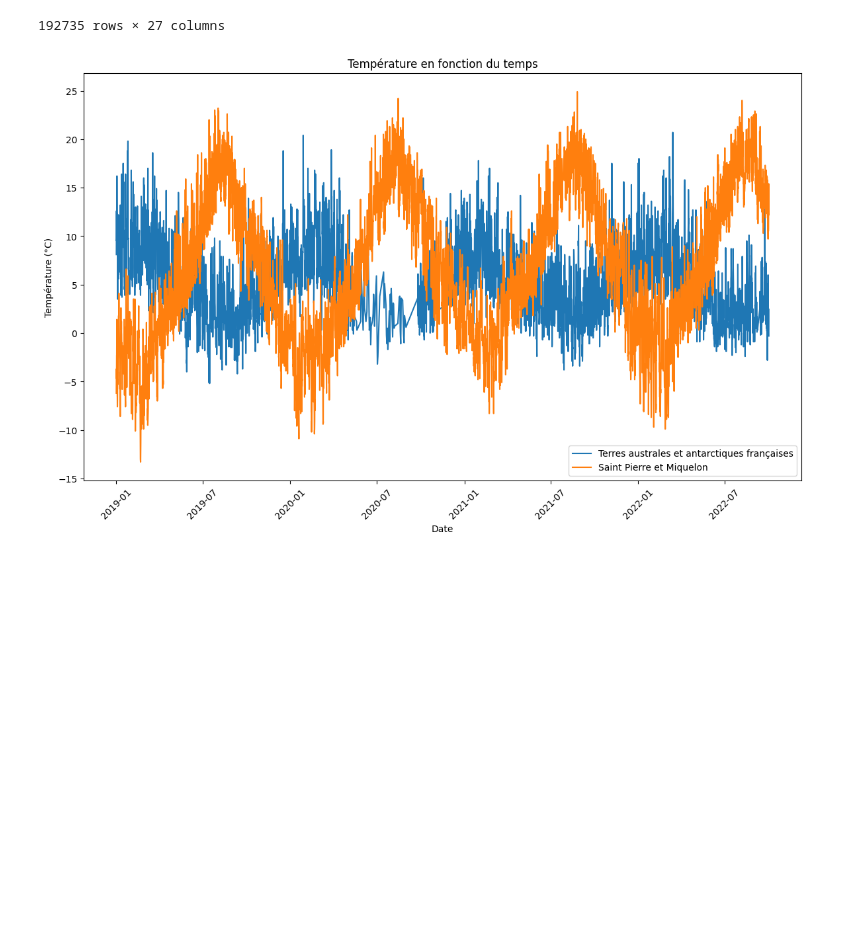
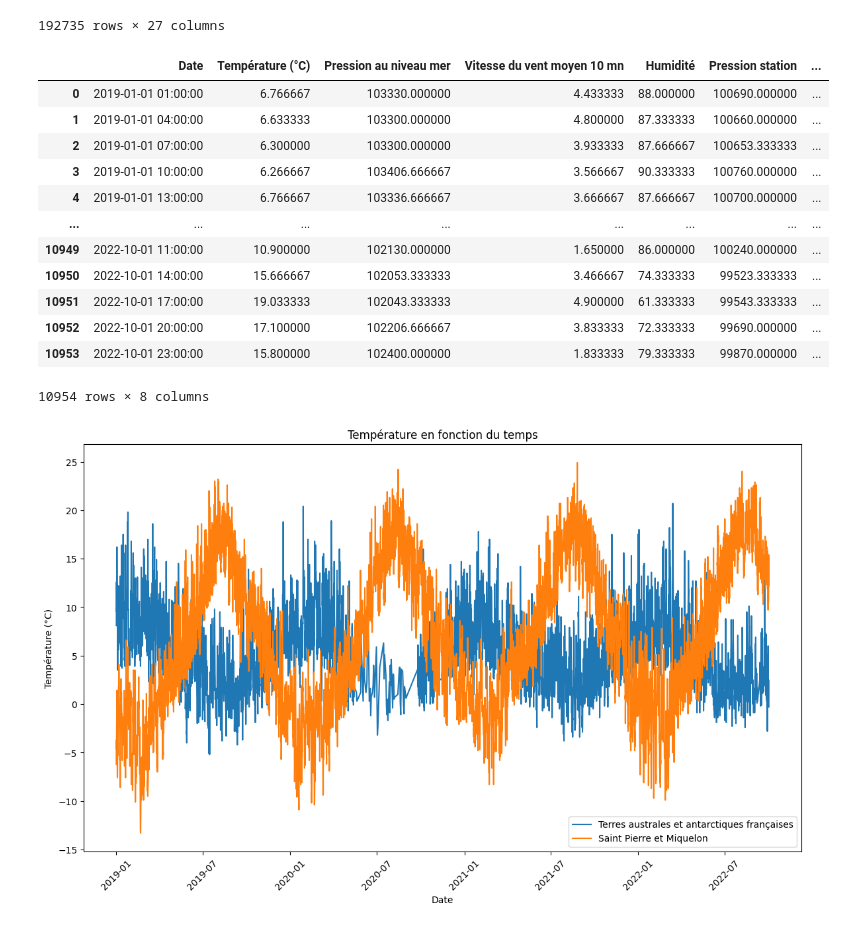
Before and after one commit to JAndretti/Projet-Time-Series-E5, a Jupyter notebook: main.ipynb, the cells around one changed output. Cells and saved outputs as stored; diff of their text form; code cells hidden in the pictures; blank space fills up the shorter version.

```diff
--- a/main.ipynb
+++ b/main.ipynb
@@ -177,25 +177,65 @@ df_region
 | 192734 | 2022-10-01 23:00:00 | 15.100000 | 101940.0 | 1.200000 | 75.0 | 100870.0 | ... |
 192735 rows × 27 columns
 # %%
-AuvergneRhoneAlpes=df_region.loc[df_region[regions[0]]==1]
-BourgogneFrancheComte=df_region.loc[df_region[regions[1]]==1]
-Bretagne = df_region.loc[df_region[regions[2]]==1]
-CentreValdeLoire= df_region.loc[df_region[regions[3]]==1]
-Corse=df_region.loc[df_region[regions[4]]==1]
-GrandEst=df_region.loc[df_region[regions[5]]==1]
-Guyane=df_region.loc[df_region[regions[6]]==1]
-HautsdeFrance=df_region.loc[df_region[regions[7]]==1]
-LaReunion=df_region.loc[df_region[regions[8]]==1]
-Martinique=df_region.loc[df_region[regions[9]]==1]
-Mayotte=df_region.loc[df_region[regions[10]]==1]
-Normandie=df_region.loc[df_region[regions[11]]==1]
-NouvelleAquitaine=df_region.loc[df_region[regions[12]]==1]
-Occitanie=df_region.loc[df_region[regions[13]]==1]
-PaysdelaLoire=df_region.loc[df_region[regions[14]]==1]
-ProvenceAlpesCotedAzur=df_region.loc[df_region[regions[15]]==1]
-SaintPierreetMiquelon=df_region.loc[df_region[regions[16]]==1]
-IledeFrance=df_region.loc[df_region[regions[17]]==1]
-Terresaustralesetantarctiquesfrançaises=df_region.loc[df_region[regions[18]]==1]
+
+
+
+columns = ['Date','Température (°C)','Pression au niveau mer','Vitesse du vent moyen 10 mn','Humidité','Pression station','Rafales sur une période','Précipitations dans les 3 dernières heures']
+
+AuvergneRhoneAlpes=df_region.loc[df_region[regions[0]]==1].reset_index(drop=True)
+AuvergneRhoneAlpes = AuvergneRhoneAlpes[columns]
+BourgogneFrancheComte=df_region.loc[df_region[regions[1]]==1].reset_index(drop=True)
+BourgogneFrancheComte =BourgogneFrancheComte[columns]
+Bretagne = df_region.loc[df_region[regions[2]]==1].reset_index(drop=True)
+Bretagne =Bretagne[columns]
+CentreValdeLoire= df_region.loc[df_region[regions[3]]==1].reset_index(drop=True)
+CentreValdeLoire = CentreValdeLoire[columns]
+Corse=df_region.loc[df_region[regions[4]]==1].reset_index(drop=True)
+Corse = Corse[columns]
+GrandEst=df_region.loc[df_region[regions[5]]==1].reset_index(drop=True)
+GrandEst = GrandEst[columns]
+Guyane=df_region.loc[df_region[regions[6]]==1].reset_index(drop=True)
+Guyane = Guyane[columns]
+HautsdeFrance=df_region.loc[df_region[regions[7]]==1].reset_index(drop=True)
+HautsdeFrance = HautsdeFrance[columns]
+LaReunion=df_region.loc[df_region[regions[8]]==1].reset_index(drop=True)
+LaReunion = LaReunion[columns]
+Martinique=df_region.loc[df_region[regions[9]]==1].reset_index(drop=True)
+Martinique = Martinique[columns]
+Mayotte=df_region.loc[df_region[regions[10]]==1].reset_index(drop=True)
+Mayotte = Mayotte[columns]
+Normandie=df_region.loc[df_region[regions[11]]==1].reset_index(drop=True)
+Normandie = Normandie[columns]
+NouvelleAquitaine=df_region.loc[df_region[regions[12]]==1].reset_index(drop=True)
+NouvelleAquitaine = NouvelleAquitaine[columns]
+Occitanie=df_region.loc[df_region[regions[13]]==1].reset_index(drop=True)
+Occitanie = Occitanie[columns]
+PaysdelaLoire=df_region.loc[df_region[regions[14]]==1].reset_index(drop=True)
+PaysdelaLoire = PaysdelaLoire[columns]
+ProvenceAlpesCotedAzur=df_region.loc[df_region[regions[15]]==1].reset_index(drop=True)
+ProvenceAlpesCotedAzur = ProvenceAlpesCotedAzur[columns]
+SaintPierreetMiquelon=df_region.loc[df_region[regions[16]]==1].reset_index(drop=True)
+SaintPierreetMiquelon = SaintPierreetMiquelon[columns]
+IledeFrance=df_region.loc[df_region[regions[17]]==1].reset_index(drop=True)
+IledeFrance = IledeFrance[columns]
+Terresaustralesetantarctiquesfrançaises=df_region.loc[df_region[regions[18]]==1].reset_index(drop=True)
+Terresaustralesetantarctiquesfrançaises =Terresaustralesetantarctiquesfrançaises[columns]
+
+AuvergneRhoneAlpes
+# %% [output]
+|  | Date | Température (°C) | Pression au niveau mer | Vitesse du vent moyen 10 mn | Humidité | Pression station | ... |
+| 0 | 2019-01-01 01:00:00 | 6.766667 | 103330.000000 | 4.433333 | 88.000000 | 100690.000000 | ... |
+| 1 | 2019-01-01 04:00:00 | 6.633333 | 103300.000000 | 4.800000 | 87.333333 | 100660.000000 | ... |
+| 2 | 2019-01-01 07:00:00 | 6.300000 | 103300.000000 | 3.933333 | 87.666667 | 100653.333333 | ... |
+| 3 | 2019-01-01 10:00:00 | 6.266667 | 103406.666667 | 3.566667 | 90.333333 | 100760.000000 | ... |
+| 4 | 2019-01-01 13:00:00 | 6.766667 | 103336.666667 | 3.666667 | 87.666667 | 100700.000000 | ... |
+| ... | ... | ... | ... | ... | ... | ... | ... |
+| 10949 | 2022-10-01 11:00:00 | 10.900000 | 102130.000000 | 1.650000 | 86.000000 | 100240.000000 | ... |
+| 10950 | 2022-10-01 14:00:00 | 15.666667 | 102053.333333 | 3.466667 | 74.333333 | 99523.333333 | ... |
+| 10951 | 2022-10-01 17:00:00 | 19.033333 | 102043.333333 | 4.900000 | 61.333333 | 99543.333333 | ... |
+| 10952 | 2022-10-01 20:00:00 | 17.100000 | 102206.666667 | 3.833333 | 72.333333 | 99690.000000 | ... |
+| 10953 | 2022-10-01 23:00:00 | 15.800000 | 102400.000000 | 1.833333 | 79.333333 | 99870.000000 | ... |
+10954 rows × 8 columns
 # %%
 plt.figure(figsize=(14,8))
 
```
Also changed, not shown: parts of 7 cells of this notebook.
